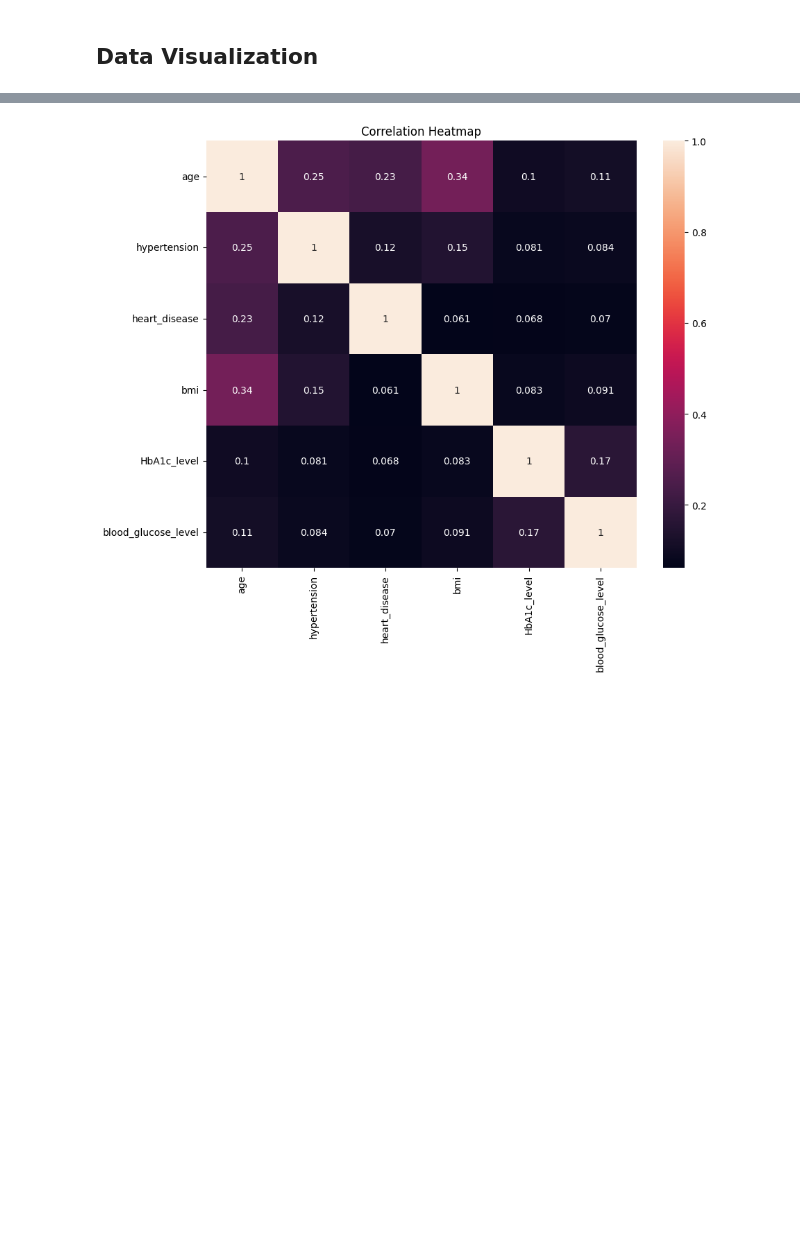
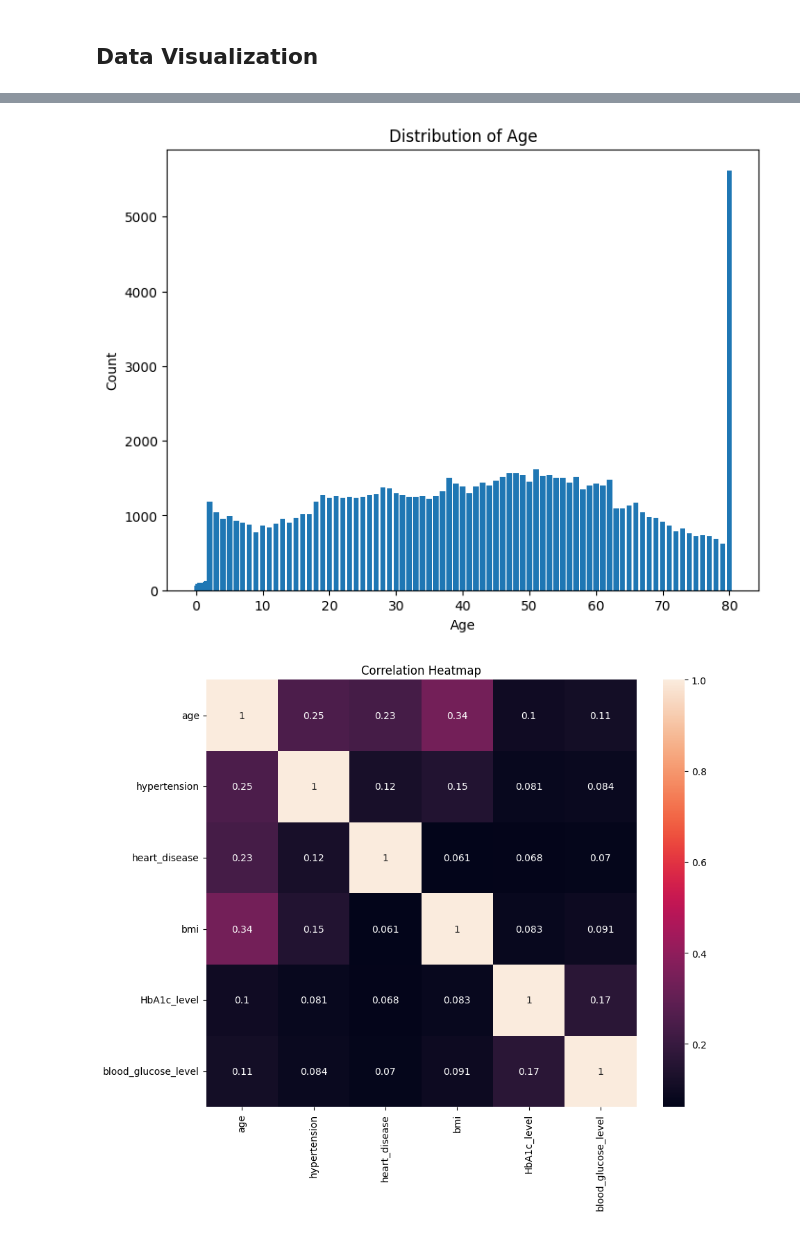
Before and after one commit to mayurd8862/Diabetes_Prediction_using_Logistic_Regression_from_scratch, a Jupyter notebook: new.ipynb, the cells around one changed output, grey strips where cells are left out. Cells and saved outputs as stored; diff of their text form; code cells hidden in the pictures; blank space fills up the shorter version.

```diff
--- a/new.ipynb
+++ b/new.ipynb
@@ -79,3 +89,20 @@ sns.pairplot(df)
+# %%
+# Assuming df is your DataFrame containing the dataset
+# You can use the 'age' column for the bar plot
+
+# Create the bar plot
+plt.figure(figsize=(8, 6))
+plt.bar(df['age'].value_counts().index, df['age'].value_counts().values)
+
+# Set labels and title
+plt.xlabel('Age')
+plt.ylabel('Count')
+plt.title('Distribution of Age')
+
+# Show the plot
+plt.show()
+# %% [output]
+[figure, added]
 # %%
 import seaborn as sns
 
```
Also changed, not shown: parts of 15 cells of this notebook, 1 other file.
